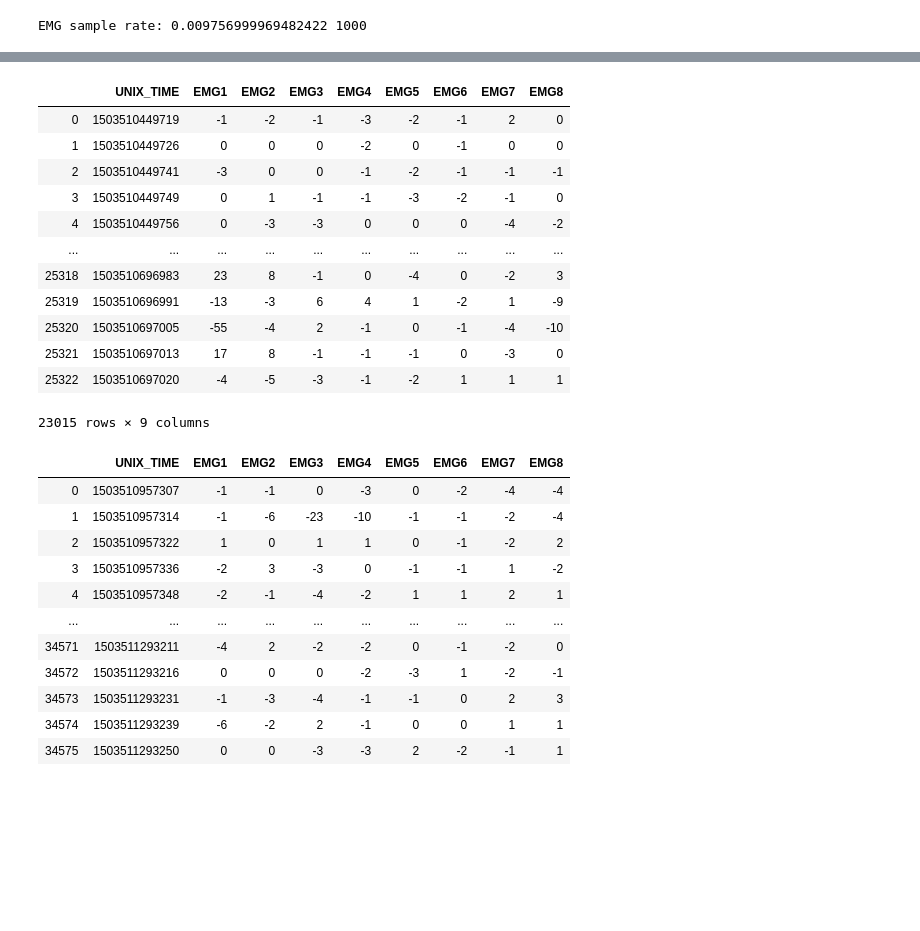
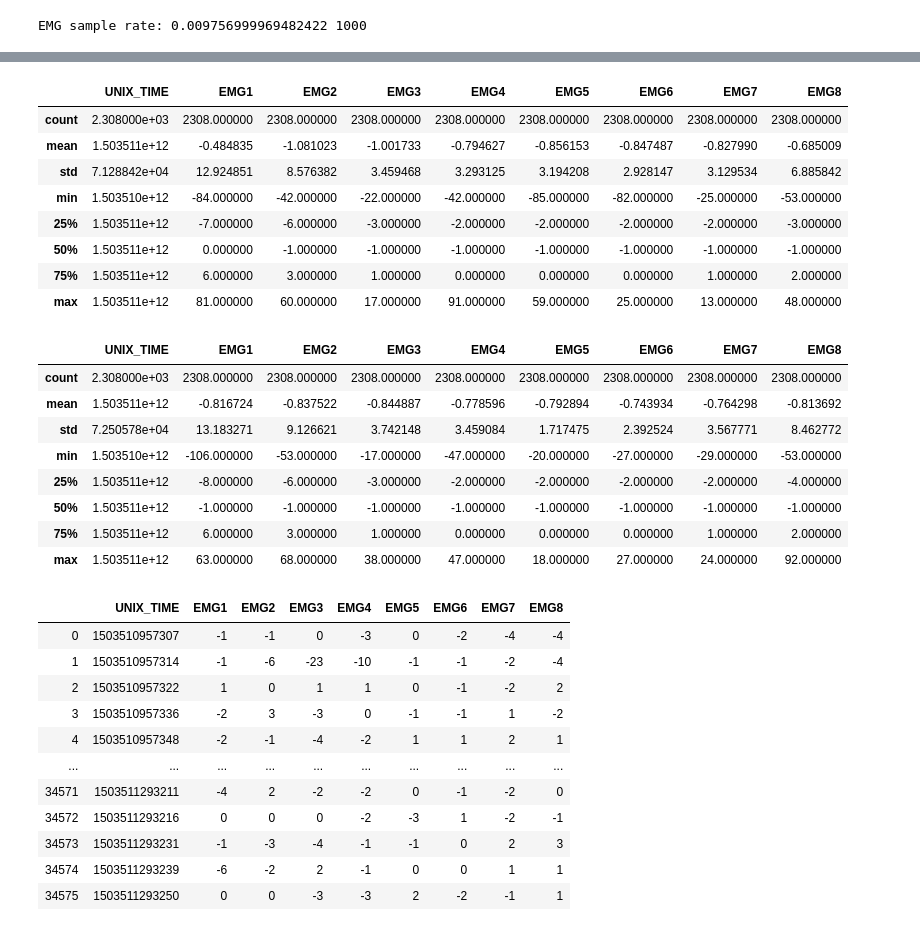
Before and after one commit to hgripkey/CSE572, a Jupyter notebook: Project1.ipynb, the cells around one changed output, grey strips where cells are left out. Drawn from its saved outputs; the diff is of its cells as text; code cells hidden in the pictures; blank space fills up the shorter version.

```diff
--- a/Project1.ipynb
+++ b/Project1.ipynb
@@ -148,19 +183,27 @@ femg_eating #data frame for all fork data that is classified as eating
-# %%
-femg_noneating # data frame for all fork non-eating
-# %% [output]
-|  | UNIX_TIME | EMG1 | EMG2 | EMG3 | EMG4 | EMG5 | EMG6 | EMG7 | EMG8 |
-| 0 | 1503510449719 | -1 | -2 | -1 | -3 | -2 | -1 | 2 | 0 |
-| 1 | 1503510449726 | 0 | 0 | 0 | -2 | 0 | -1 | 0 | 0 |
-| 2 | 1503510449741 | -3 | 0 | 0 | -1 | -2 | -1 | -1 | -1 |
-| 3 | 1503510449749 | 0 | 1 | -1 | -1 | -3 | -2 | -1 | 0 |
-| 4 | 1503510449756 | 0 | -3 | -3 | 0 | 0 | 0 | -4 | -2 |
-| ... | ... | ... | ... | ... | ... | ... | ... | ... | ... |
-| 25318 | 1503510696983 | 23 | 8 | -1 | 0 | -4 | 0 | -2 | 3 |
-| 25319 | 1503510696991 | -13 | -3 | 6 | 4 | 1 | -2 | 1 | -9 |
-| 25320 | 1503510697005 | -55 | -4 | 2 | -1 | 0 | -1 | -4 | -10 |
-| 25321 | 1503510697013 | 17 | 8 | -1 | -1 | -1 | 0 | -3 | 0 |
-| 25322 | 1503510697020 | -4 | -5 | -3 | -1 | -2 | 1 | 1 | 1 |
-23015 rows × 9 columns
+# %%
+femg_noneating_sub.describe()
+# %% [output]
+|  | UNIX_TIME | EMG1 | EMG2 | EMG3 | EMG4 | EMG5 | EMG6 | EMG7 | EMG8 |
+| count | 2.308000e+03 | 2308.000000 | 2308.000000 | 2308.000000 | 2308.000000 | 2308.000000 | 2308.000000 | 2308.000000 | 2308.000000 |
+| mean | 1.503511e+12 | -0.484835 | -1.081023 | -1.001733 | -0.794627 | -0.856153 | -0.847487 | -0.827990 | -0.685009 |
+| std | 7.128842e+04 | 12.924851 | 8.576382 | 3.459468 | 3.293125 | 3.194208 | 2.928147 | 3.129534 | 6.885842 |
+| min | 1.503510e+12 | -84.000000 | -42.000000 | -22.000000 | -42.000000 | -85.000000 | -82.000000 | -25.000000 | -53.000000 |
+| 25% | 1.503511e+12 | -7.000000 | -6.000000 | -3.000000 | -2.000000 | -2.000000 | -2.000000 | -2.000000 | -3.000000 |
+| 50% | 1.503511e+12 | 0.000000 | -1.000000 | -1.000000 | -1.000000 | -1.000000 | -1.000000 | -1.000000 | -1.000000 |
+| 75% | 1.503511e+12 | 6.000000 | 3.000000 | 1.000000 | 0.000000 | 0.000000 | 0.000000 | 1.000000 | 2.000000 |
+| max | 1.503511e+12 | 81.000000 | 60.000000 | 17.000000 | 91.000000 | 59.000000 | 25.000000 | 13.000000 | 48.000000 |
+# %%
+femg_eating.describe()
+# %% [output]
+|  | UNIX_TIME | EMG1 | EMG2 | EMG3 | EMG4 | EMG5 | EMG6 | EMG7 | EMG8 |
+| count | 2.308000e+03 | 2308.000000 | 2308.000000 | 2308.000000 | 2308.000000 | 2308.000000 | 2308.000000 | 2308.000000 | 2308.000000 |
+| mean | 1.503511e+12 | -0.816724 | -0.837522 | -0.844887 | -0.778596 | -0.792894 | -0.743934 | -0.764298 | -0.813692 |
+| std | 7.250578e+04 | 13.183271 | 9.126621 | 3.742148 | 3.459084 | 1.717475 | 2.392524 | 3.567771 | 8.462772 |
+| min | 1.503510e+12 | -106.000000 | -53.000000 | -17.000000 | -47.000000 | -20.000000 | -27.000000 | -29.000000 | -53.000000 |
+| 25% | 1.503511e+12 | -8.000000 | -6.000000 | -3.000000 | -2.000000 | -2.000000 | -2.000000 | -2.000000 | -4.000000 |
+| 50% | 1.503511e+12 | -1.000000 | -1.000000 | -1.000000 | -1.000000 | -1.000000 | -1.000000 | -1.000000 | -1.000000 |
+| 75% | 1.503511e+12 | 6.000000 | 3.000000 | 1.000000 | 0.000000 | 0.000000 | 0.000000 | 1.000000 | 2.000000 |
+| max | 1.503511e+12 | 63.000000 | 68.000000 | 38.000000 | 47.000000 | 18.000000 | 27.000000 | 24.000000 | 92.000000 |
 # %%
 semg # data frame for all spoon emg data 34576 rows
 # %% [output]
```
Also changed, not shown: parts of 11 cells of this notebook.
